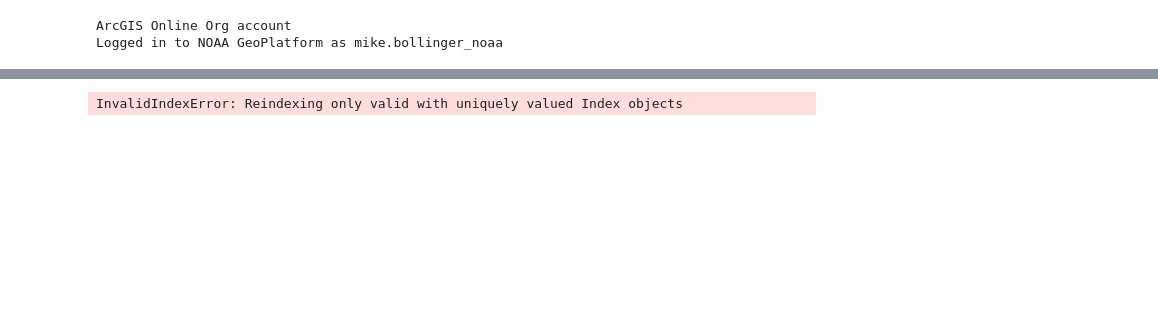
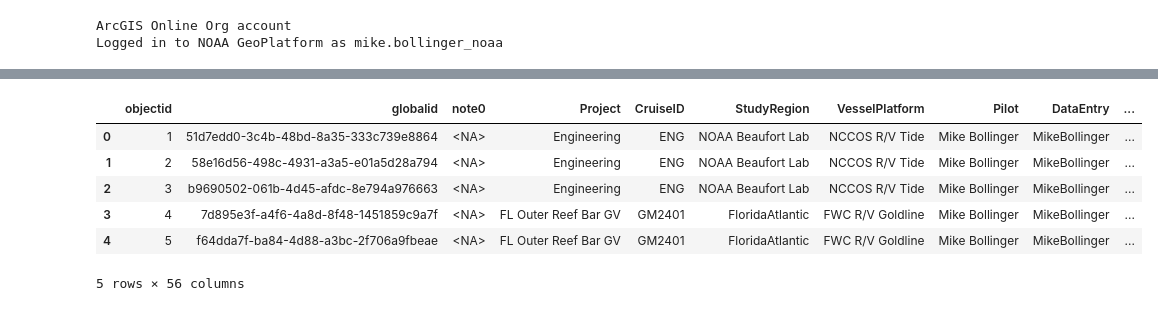
Before and after one commit to Mike-Bollinger/VehicleTools, a Jupyter notebook: Survey123toSmartsheetLogs.ipynb, the cells around one changed output, grey strips where cells are left out. Saved outputs shown, nothing was run; the diff lists cells and outputs as text; code cells hidden in the pictures; blank space fills up the shorter version.

```diff
--- a/Survey123toSmartsheetLogs.ipynb
+++ b/Survey123toSmartsheetLogs.ipynb
@@ -181,10 +24,0 @@ s123_dc_dbf_reset.head()
-# %%
-
-frames = [s123_auv_dbf_reset,s123_rov_dbf_reset,s123_dc_dbf_reset]
-s123_uxs_dbf_merged = pd.concat([s123_auv_dbf_reset, s123_rov_dbf_reset, s123_dc_dbf_reset],ignore_index=True)
-
-
-
-s123_uxs_dbf_merged.head()
-# %% [output]
-InvalidIndexError: Reindexing only valid with uniquely valued Index objects
@@ -239,0 +25,18 @@ if __name__ == "__main__":
+# %%
+# Survey123 Configuration
+
+#access and save layers from AGOL
+s123_divedata = gis.content.get('ca90818eee7343f88e9ff02d0f0a9dd3').layers[1] #NCCOS UMS AUV database point layer
+
+#convert to databases
+s123_divedata_dbf = pd.DataFrame(s123_divedata.query().sdf)
+
+s123_divedata_dbf.head()
+# %% [output]
+|  | objectid | globalid | note0 | Project | CruiseID | StudyRegion | VesselPlatform | Pilot | DataEntry | ... |
+| 0 | 1 | 51d7edd0-3c4b-48bd-8a35-333c739e8864 | <NA> | Engineering | ENG | NOAA Beaufort Lab | NCCOS R/V Tide | Mike Bollinger | MikeBollinger | ... |
+| 1 | 2 | 58e16d56-498c-4931-a3a5-e01a5d28a794 | <NA> | Engineering | ENG | NOAA Beaufort Lab | NCCOS R/V Tide | Mike Bollinger | MikeBollinger | ... |
+| 2 | 3 | b9690502-061b-4d45-afdc-8e794a976663 | <NA> | Engineering | ENG | NOAA Beaufort Lab | NCCOS R/V Tide | Mike Bollinger | MikeBollinger | ... |
+| 3 | 4 | 7d895e3f-a4f6-4a8d-8f48-1451859c9a7f | <NA> | FL Outer Reef Bar GV | GM2401 | FloridaAtlantic | FWC R/V Goldline | Mike Bollinger | MikeBollinger | ... |
+| 4 | 5 | f64dda7f-ba84-4d88-a3bc-2f706a9fbeae | <NA> | FL Outer Reef Bar GV | GM2401 | FloridaAtlantic | FWC R/V Goldline | Mike Bollinger | MikeBollinger | ... |
+5 rows × 56 columns
```
Also changed, not shown: parts of 30 cells of this notebook.
